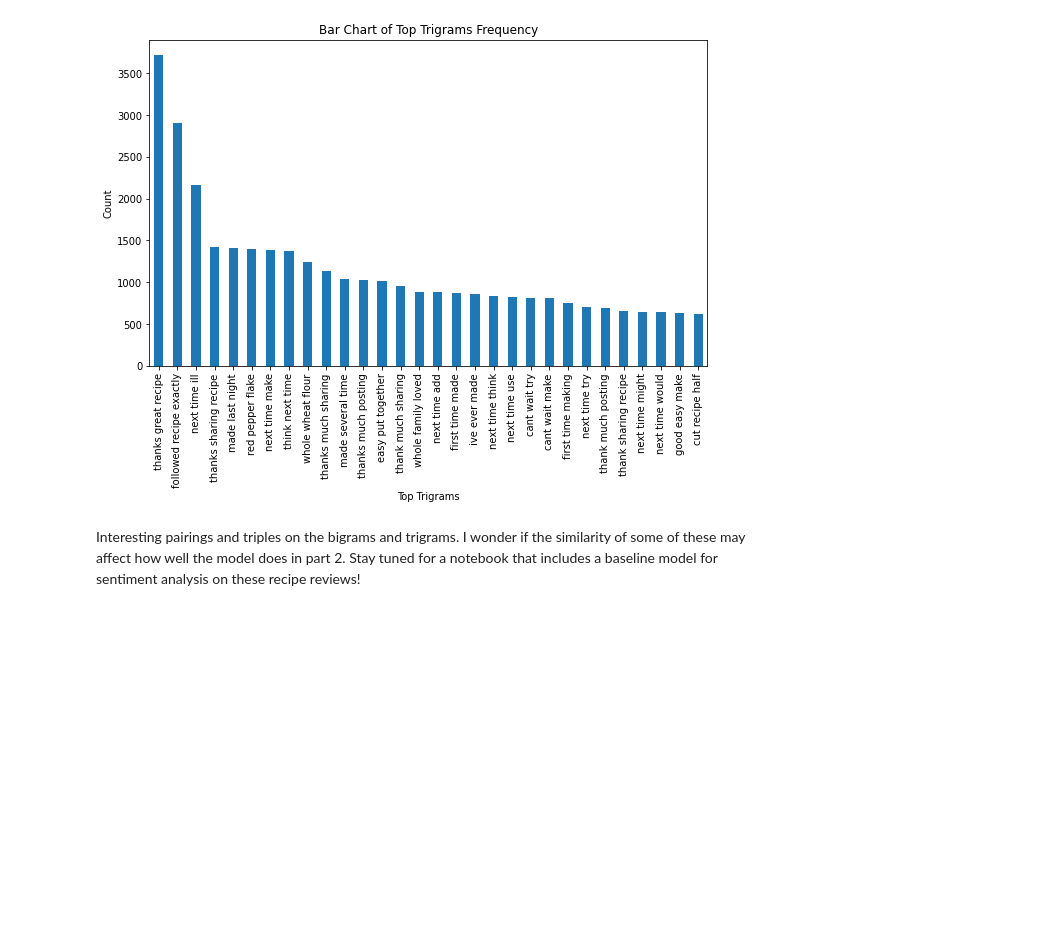
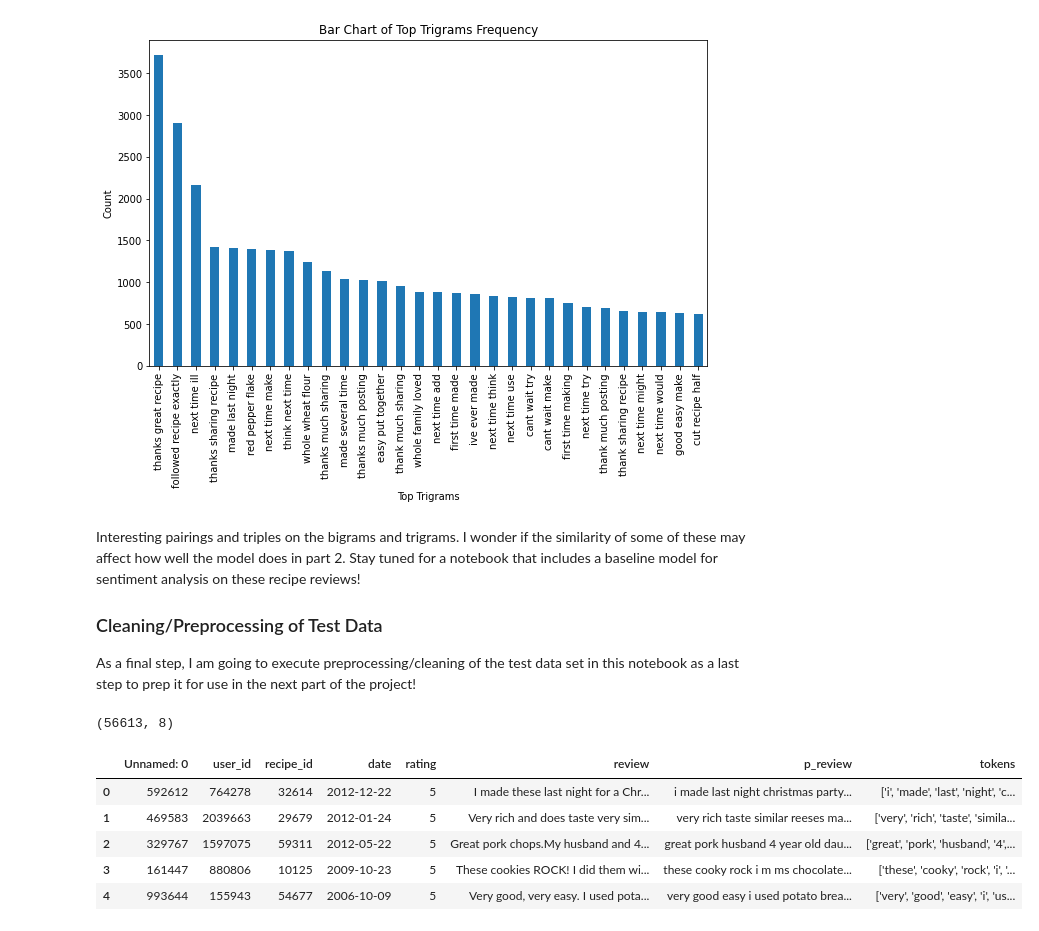
Before and after one commit to chillyssa/NLP-with-Deep-Learning-Project, a Jupyter notebook: project_part1.ipynb, the cells around one changed output. Saved outputs shown, nothing was run; the diff lists cells and outputs as text; code cells hidden in the pictures; blank space fills up the shorter version.

Commit message:
Preprocessing test data set for part 2

```diff
--- a/project_part1.ipynb
+++ b/project_part1.ipynb
@@ -529,3 +524,6 @@ top_trigrams.groupby('trigram').sum()['count'].sort_values(ascending=False).plot
 [figure]
 # %% [markdown]
 Interesting pairings and triples on the bigrams and trigrams. I wonder if the similarity of some of these may affect how well the model does in part 2. Stay tuned for a notebook that includes a baseline model for sentiment analysis on these recipe reviews!
+
+### Cleaning/Preprocessing of Test Data
+As a final step, I am going to execute preprocessing/cleaning of the test data set in this notebook as a last step to prep it for use in the next part of the project!
@@ -531,0 +573,16 @@ Interesting pairings and triples on the bigrams and trigrams. I wonder if the si
+# %%
+# Saving preprocessed test data to a csv
+test_process_path = '/content/drive/MyDrive/NLP-F22/data/pp_test.csv'
+df_test.to_csv(test_process_path)
+
+df_test = pd.read_csv(test_process_path)
+print(df_test.shape)
+df_test.head()
+# %% [output]
+(56613, 8)
+|  | Unnamed: 0 | user_id | recipe_id | date | rating | review | p_review | tokens |
+| 0 | 592612 | 764278 | 32614 | 2012-12-22 | 5 | I made these last night for a Chr... | i made last night christmas party... | ['i', 'made', 'last', 'night', 'c... |
+| 1 | 469583 | 2039663 | 29679 | 2012-01-24 | 5 | Very rich and does taste very sim... | very rich taste similar reeses ma... | ['very', 'rich', 'taste', 'simila... |
+| 2 | 329767 | 1597075 | 59311 | 2012-05-22 | 5 | Great pork chops.My husband and 4... | great pork husband 4 year old dau... | ['great', 'pork', 'husband', '4',... |
+| 3 | 161447 | 880806 | 10125 | 2009-10-23 | 5 | These cookies ROCK! I did them wi... | these cooky rock i m ms chocolate... | ['these', 'cooky', 'rock', 'i', '... |
+| 4 | 993644 | 155943 | 54677 | 2006-10-09 | 5 | Very good, very easy. I used pota... | very good easy i used potato brea... | ['very', 'good', 'easy', 'i', 'us... |
```
Also changed, not shown: parts of 4 cells of this notebook.
